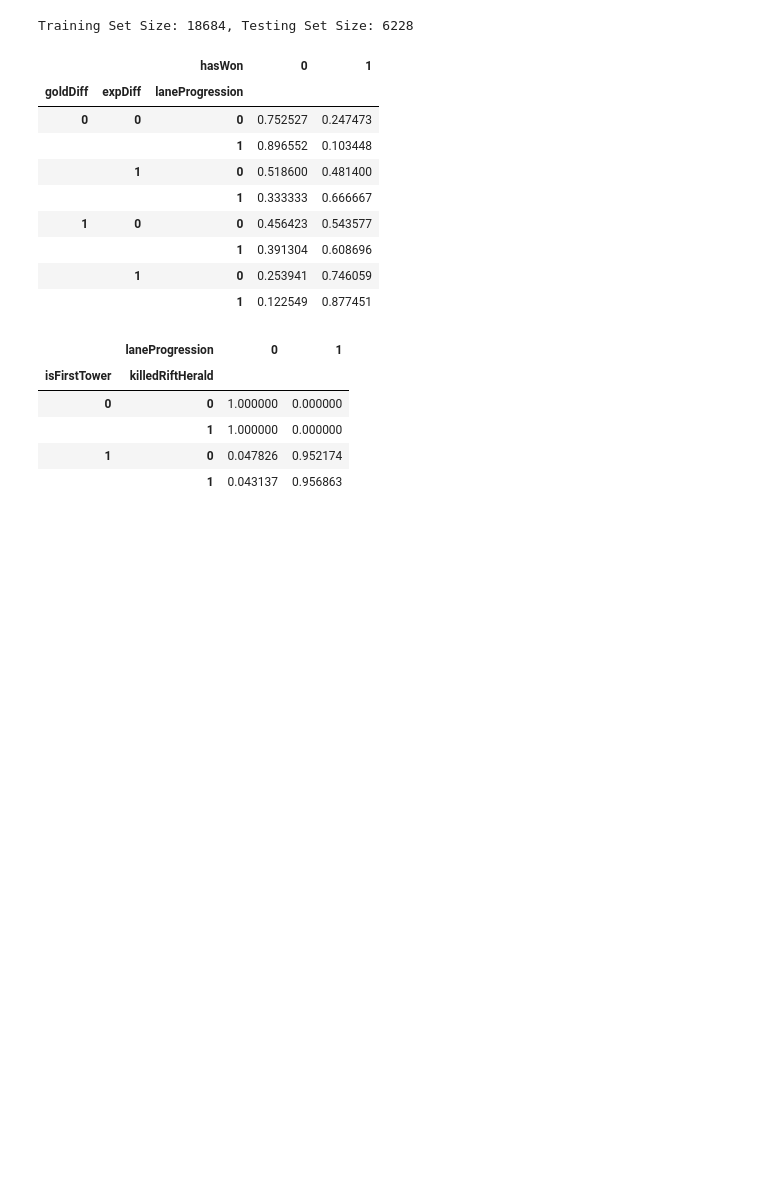
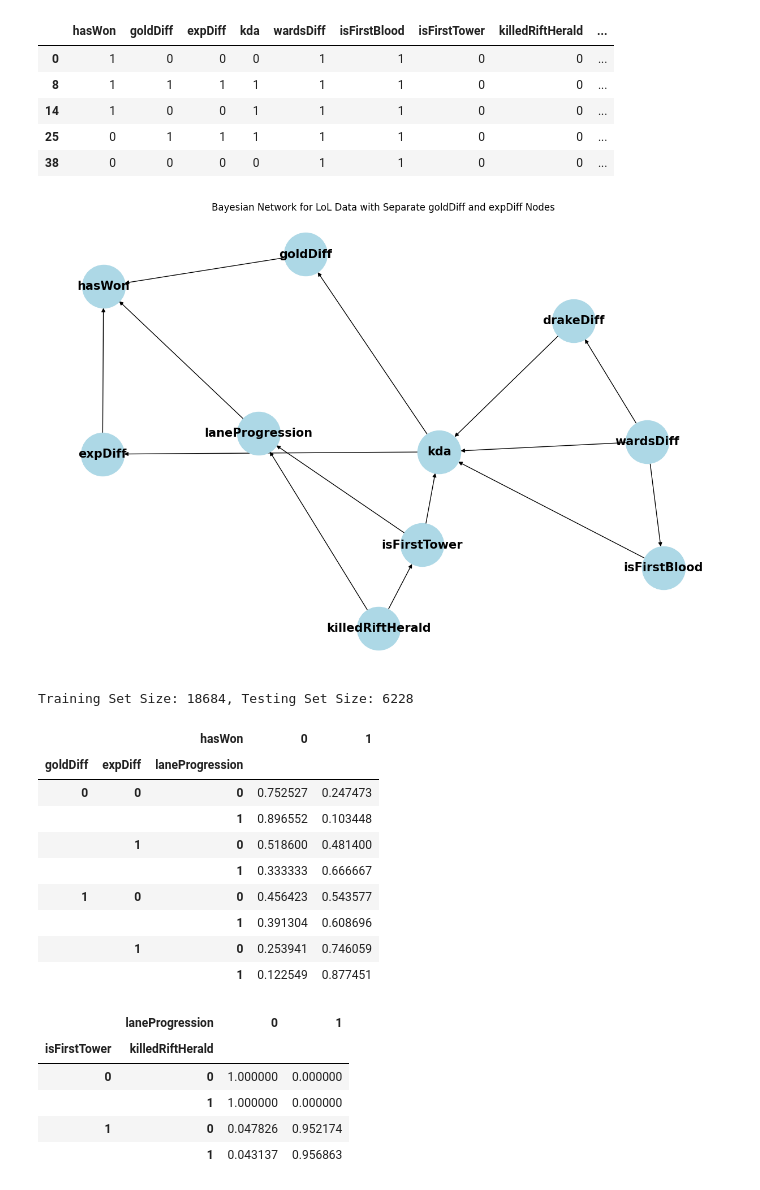
Before and after one commit to katulevskiy/LoLPredictions, a Jupyter notebook: main.ipynb, the cells around one changed output. Drawn from its saved outputs; the diff is of its cells as text; code cells hidden in the pictures; blank space fills up the shorter version.

```diff
--- a/main.ipynb
+++ b/main.ipynb
@@ -76,32 +190,40 @@ df_frame_10['laneProgression'] = (df_frame_10['laneProgression'] > 0).astype(int
 
 # Select relevant columns
 df_bn = df_frame_10[['hasWon', 'goldDiff', 'expDiff', 'kda', 'wardsDiff', 'isFirstBlood', 'isFirstTower',
                      'killedRiftHerald', 'drakeDiff', 'laneProgression']]
-print(df_bn.head(20))
+display(df_bn.head())
 
 # Define Bayesian network edges manually based on provided design with separate goldDiff and expDiff
 edges = [
     ('kda', 'goldDiff'),
     ('kda', 'expDiff'),
     ('isFirstBlood', 'kda'),
     ('drakeDiff', 'kda'),
     ('wardsDiff', 'drakeDiff'),
     ('wardsDiff', 'isFirstBlood'),
     ('wardsDiff', 'kda'),
     ('isFirstTower', 'laneProgression'),
     ('laneProgression', 'hasWon'),
     ('killedRiftHerald', 'laneProgression'),
     ('killedRiftHerald', 'isFirstTower'),
     ('drakeDiff', 'kda'),
     ('isFirstTower', 'kda'),
     ('goldDiff', 'hasWon'),
     ('expDiff', 'hasWon')
 ]
 
 # Visualize the network
 plt.figure(figsize=(12, 8))
 G = nx.DiGraph(edges)
 nx.draw(G, with_labels=True, node_size=3000, node_color='lightblue', font_size=15, font_weight='bold')
 plt.title('Bayesian Network for LoL Data with Separate goldDiff and expDiff Nodes')
 plt.show()
+# %% [output]
+|  | hasWon | goldDiff | expDiff | kda | wardsDiff | isFirstBlood | isFirstTower | killedRiftHerald | ... |
+| 0 | 1 | 0 | 0 | 0 | 1 | 1 | 0 | 0 | ... |
+| 8 | 1 | 1 | 1 | 1 | 1 | 1 | 0 | 0 | ... |
+| 14 | 1 | 0 | 0 | 1 | 1 | 1 | 0 | 0 | ... |
+| 25 | 0 | 1 | 1 | 1 | 1 | 1 | 0 | 0 | ... |
+| 38 | 0 | 0 | 0 | 0 | 1 | 1 | 0 | 0 | ... |
+[figure, added]
 # %%
```
Also changed, not shown: parts of 14 cells of this notebook.
